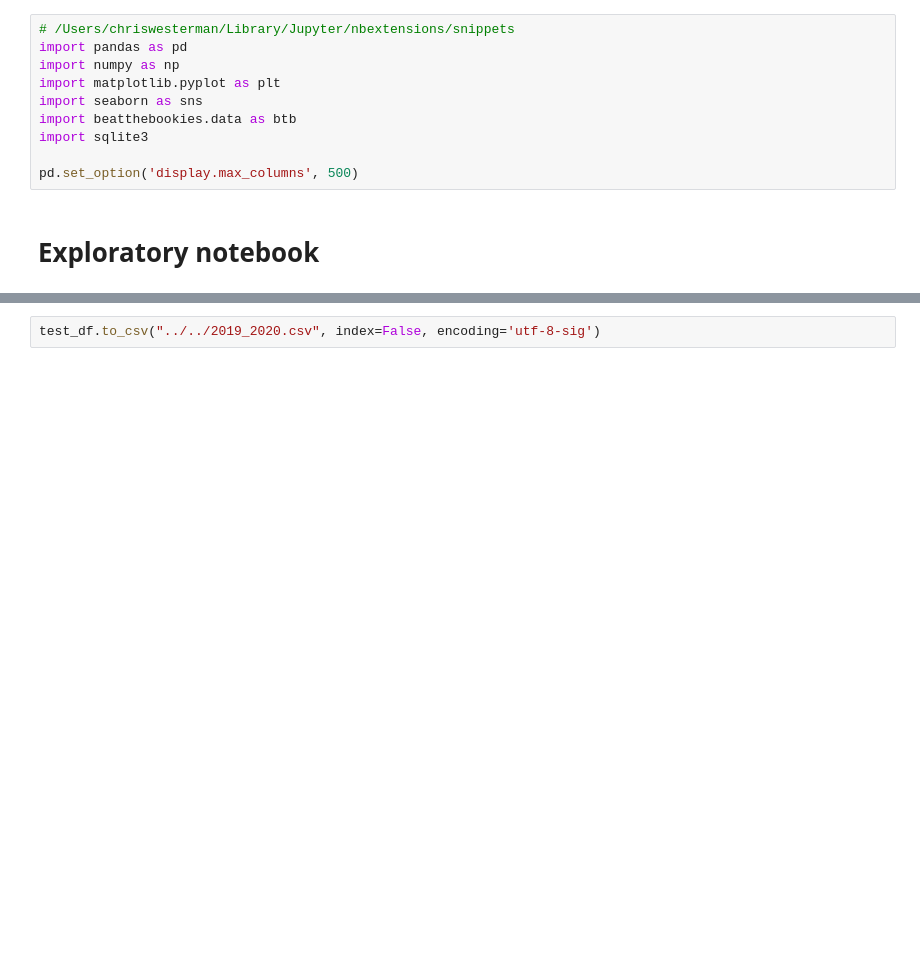
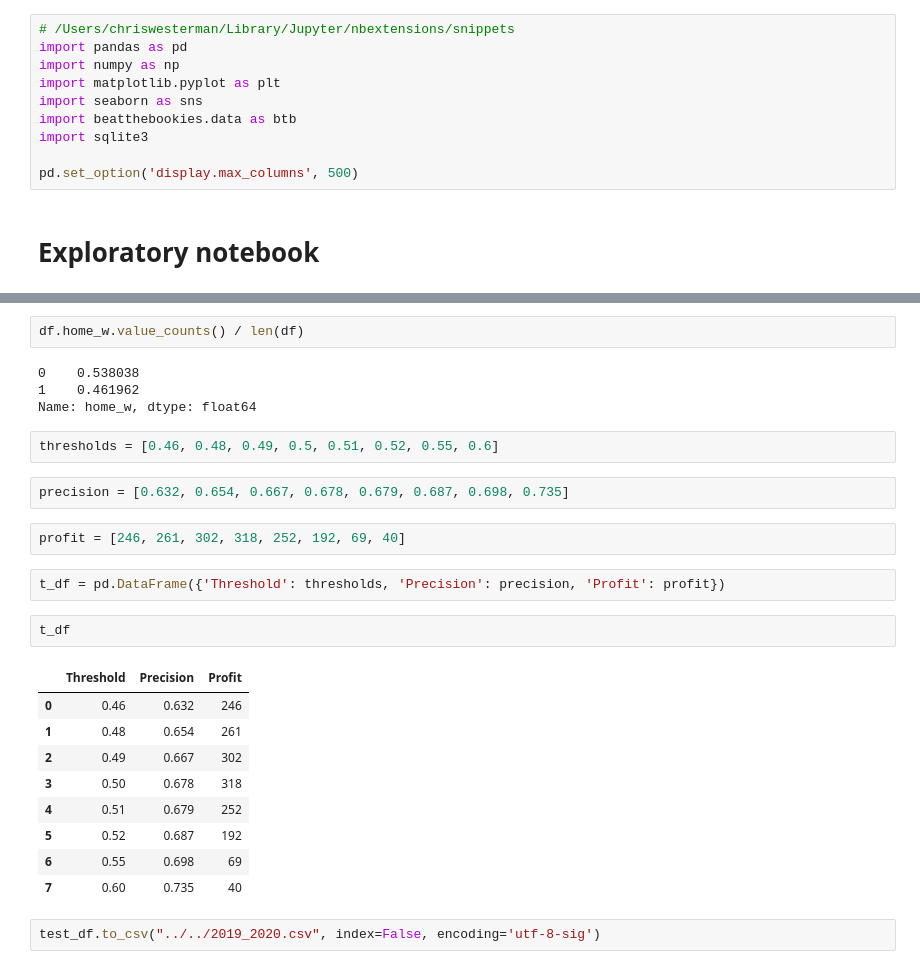
Before and after one commit to georgebrockman/beatthebookies, a Jupyter notebook: beatthebookies/notebooks/chris_explore.ipynb, the cells around one changed output, grey strips where cells are left out. Cells and saved outputs as stored; diff of their text form; blank space fills up the shorter version.

```diff
--- a/beatthebookies/notebooks/chris_explore.ipynb
+++ b/beatthebookies/notebooks/chris_explore.ipynb
@@ -29,3 +40,29 @@ test_df.head()
+# %%
+df.home_w.value_counts() / len(df)
+# %% [output]
+0    0.538038
+1    0.461962
+Name: home_w, dtype: float64
+# %%
+thresholds = [0.46, 0.48, 0.49, 0.5, 0.51, 0.52, 0.55, 0.6]
+# %%
+precision = [0.632, 0.654, 0.667, 0.678, 0.679, 0.687, 0.698, 0.735]
+# %%
+profit = [246, 261, 302, 318, 252, 192, 69, 40]
+# %%
+t_df = pd.DataFrame({'Threshold': thresholds, 'Precision': precision, 'Profit': profit})
+# %%
+t_df
+# %% [output]
+|  | Threshold | Precision | Profit |
+| 0 | 0.46 | 0.632 | 246 |
+| 1 | 0.48 | 0.654 | 261 |
+| 2 | 0.49 | 0.667 | 302 |
+| 3 | 0.50 | 0.678 | 318 |
+| 4 | 0.51 | 0.679 | 252 |
+| 5 | 0.52 | 0.687 | 192 |
+| 6 | 0.55 | 0.698 | 69 |
+| 7 | 0.60 | 0.735 | 40 |
 # %%
 test_df.to_csv("../../2019_2020.csv", index=False, encoding='utf-8-sig')
 # %%
```
Also changed, not shown: parts of 5 cells of this notebook, 4 other files.
